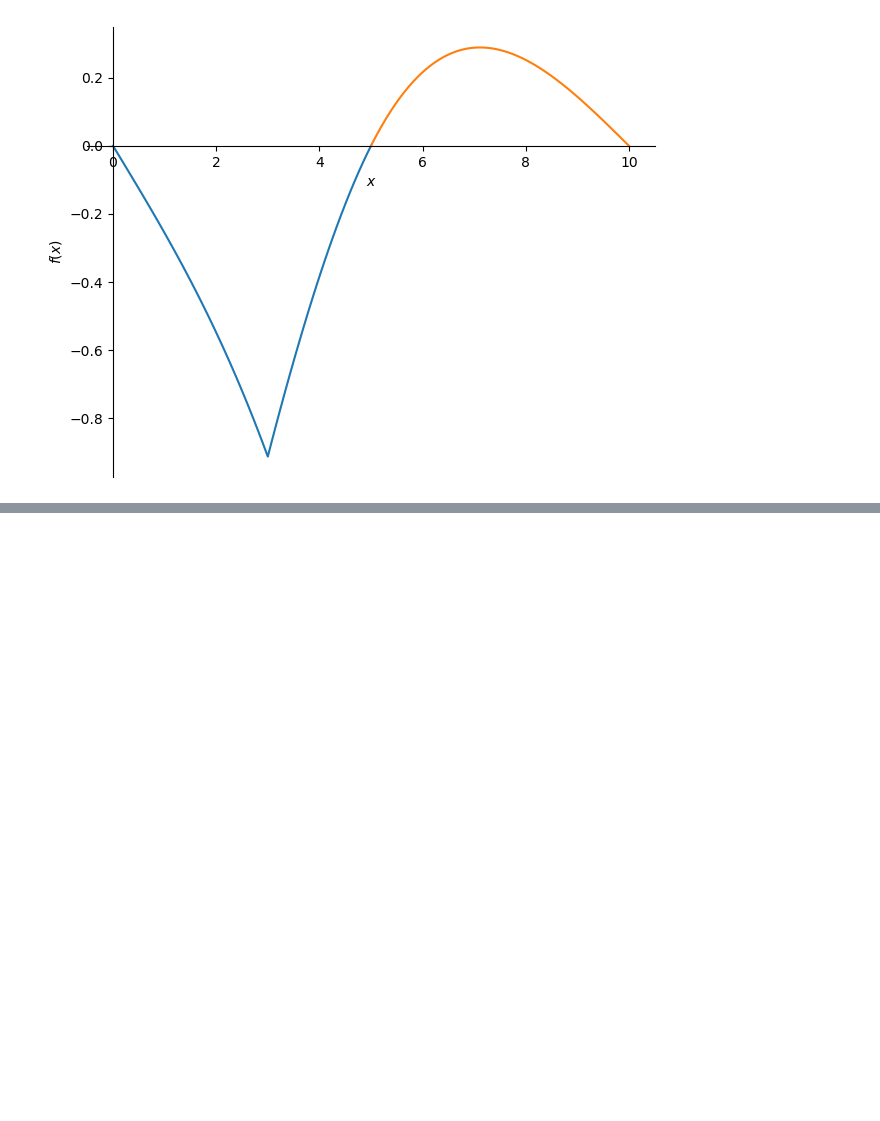
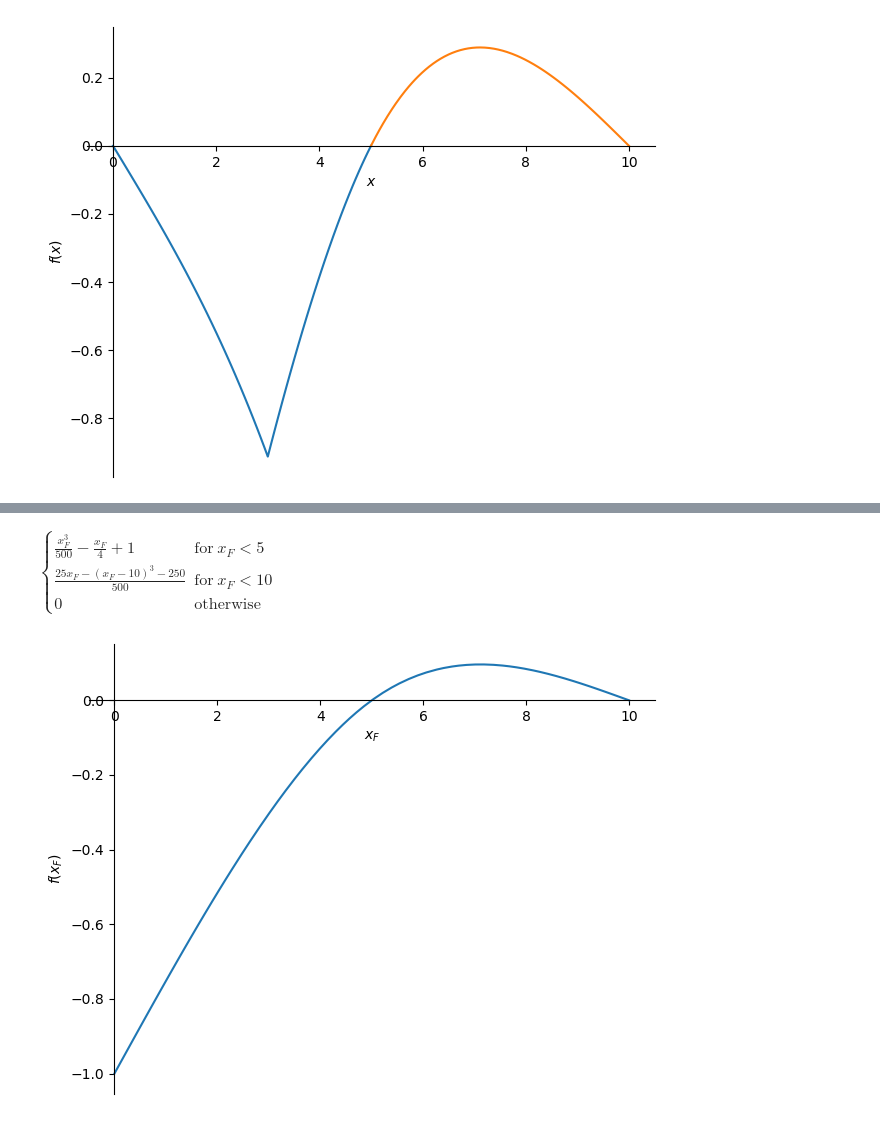
Before and after one commit to TUDelft-books/CTB3330, a Jupyter notebook: book/influence_line/influence_line_3sup/Demo_class.ipynb, the cells around one changed output, grey strips where cells are left out. Drawn from its saved outputs; the diff is of its cells as text; code cells hidden in the pictures; blank space fills up the shorter version.

```diff
--- a/book/influence_line/influence_line_3sup/Demo_class.ipynb
+++ b/book/influence_line/influence_line_3sup/Demo_class.ipynb
@@ -153,0 +152,13 @@ sym.plot((w_AB_sol,(x,0,5)),((w_BC_sol),(x,5,10)));
+# %%
+x_F = sym.symbols('x_F',positive=True)
+A_v, B_v, C_v = sym.symbols('A_v, B_v, C_v')
+
+q = -A_v *sym.SingularityFunction(x,0,-1) - B_v * sym.SingularityFunction(x,5,-1) - C_v * sym.SingularityFunction(x,10,-1) + 1 * sym.SingularityFunction(x,x_F,-1)
+# %%
+C_1, C_2, C_3, C_4,= sym.symbols('C_1, C_2, C_3, C_4')
+V = - sym.integrate(q,x) + C_1
+M = sym.integrate(V,x) + C_2
+kappa = M / EI
+phi = sym.integrate(kappa,x)+C_3
+w = - sym.integrate(phi,x)+C_4
+display(w)
@@ -153,0 +167,12 @@ sym.plot((w_AB_sol,(x,0,5)),((w_BC_sol),(x,5,10)));
+# %%
+eq1 = sym.Eq(w.subs(x,0),0)
+eq2 = sym.Eq(M.subs(x,0),0)
+eq3 = sym.Eq(V.subs(x,-sym.nsimplify(1/1000)),0)
+eq4 = sym.Eq(w.subs(x,5),0)
+eq5 = sym.Eq(w.subs(x,10),0)
+eq6 = sym.Eq(M.subs(x,10),0)
+eq7 = sym.Eq(V.subs(x,10+sym.nsimplify(1/1000)),0)
+# %%
+sol = sym.solve([eq1,eq2,eq3,eq4,eq5,eq6,eq7],[C_1, C_2, C_3, C_4, C_5, A_v, B_v, C_v])
+for key in sol:
+    display(sym.Eq(key, sol[key]))
@@ -153,0 +187,7 @@ sym.plot((w_AB_sol,(x,0,5)),((w_BC_sol),(x,5,10)));
+# %%
+display(sol[A_v].rewrite(sym.Piecewise).simplify())
+Av_inf = sol[A_v].rewrite(sym.Piecewise).simplify()
+sym.plot(-Av_inf,(x_F,0,10));
+# %% [output]
+$\displaystyle \begin{cases} \frac{x_{F}^{3}}{500} - \frac{x_{F}}{4} + 1 & \text{for}\: x_{F} < 5 \\\frac{25 x_{F} - \left(x_{F} - 10\right)^{3} - 250}{500} & \text{for}\: x_{F} < 10 \\0 & \text{otherwise} \end{cases}$
+[figure, added]
```
Also changed, not shown: parts of 18 cells of this notebook.
